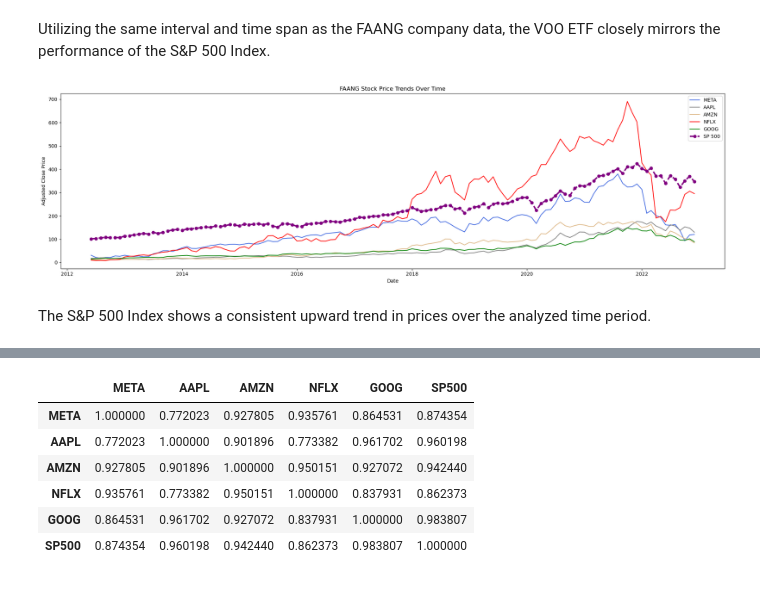
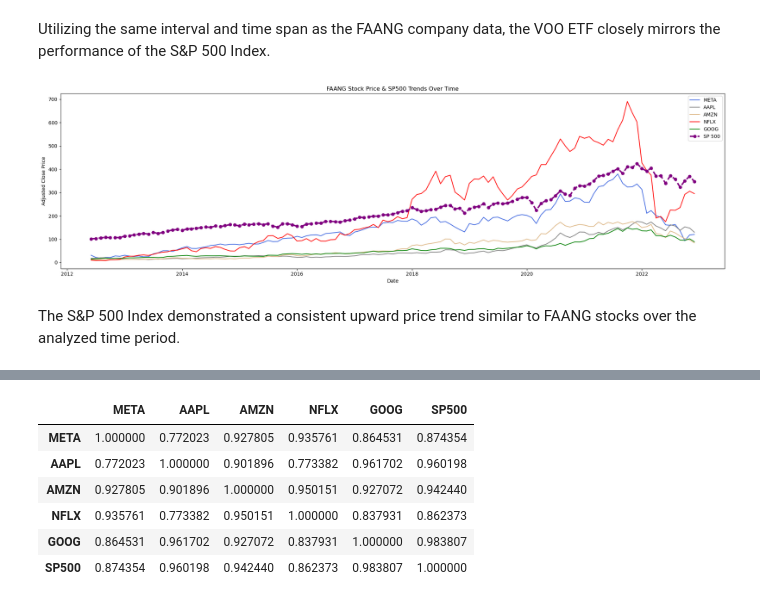
Before and after one commit to emiwuwu/PyFAANG-Stock-Analysis, a Jupyter notebook: PyFAANG Stock Analysis.ipynb, the cells around one changed output, grey strips where cells are left out. Drawn from its saved outputs; the diff is of its cells as text; code cells hidden in the pictures.

```diff
--- a/PyFAANG Stock Analysis.ipynb
+++ b/PyFAANG Stock Analysis.ipynb
@@ -604,25 +605,25 @@ Utilizing the same interval and time span as the FAANG company data, the VOO ETF
 # %%
 # plot price trends
 fig, ax = plt.subplots(figsize=(20, 6))
 
 ax.plot(meta.index, meta['adjclose'], label='META', color='royalblue')
 ax.plot(apple.index, apple['adjclose'], label='AAPL', color='grey')
 ax.plot(amazon.index, amazon['adjclose'], label='AMZN', color='burlywood')
 ax.plot(netflix.index, netflix['adjclose'], label='NFLX', color='red')
 ax.plot(google.index, google['adjclose'], label='GOOG', color='green')
 ax.plot(voo.index, voo['adjclose'], label='SP 500', color='purple', linewidth=3, linestyle="--", marker="o")
 
 ax.set_xlabel('Date')
 ax.set_ylabel('Adjusted Close Price')
-ax.set_title('FAANG Stock Price Trends Over Time')
+ax.set_title('FAANG Stock Price & SP500 Trends Over Time')
 
 plt.legend()
 plt.tight_layout()
 plt.show()
 # %% [output]
-[figure, old version]
+[figure, new version]
 # %% [markdown]
-The S&P 500 Index shows a consistent upward trend in prices over the analyzed time period.
+The S&P 500 Index demonstrated a consistent upward price trend similar to FAANG stocks over the analyzed time period.
 # %%
 meta_list= meta.loc[:,'adjclose'].tolist()
 apple_list= apple.loc[:,'adjclose'].tolist()
```
Also changed, not shown: parts of 8 cells of this notebook, 1 other file.
